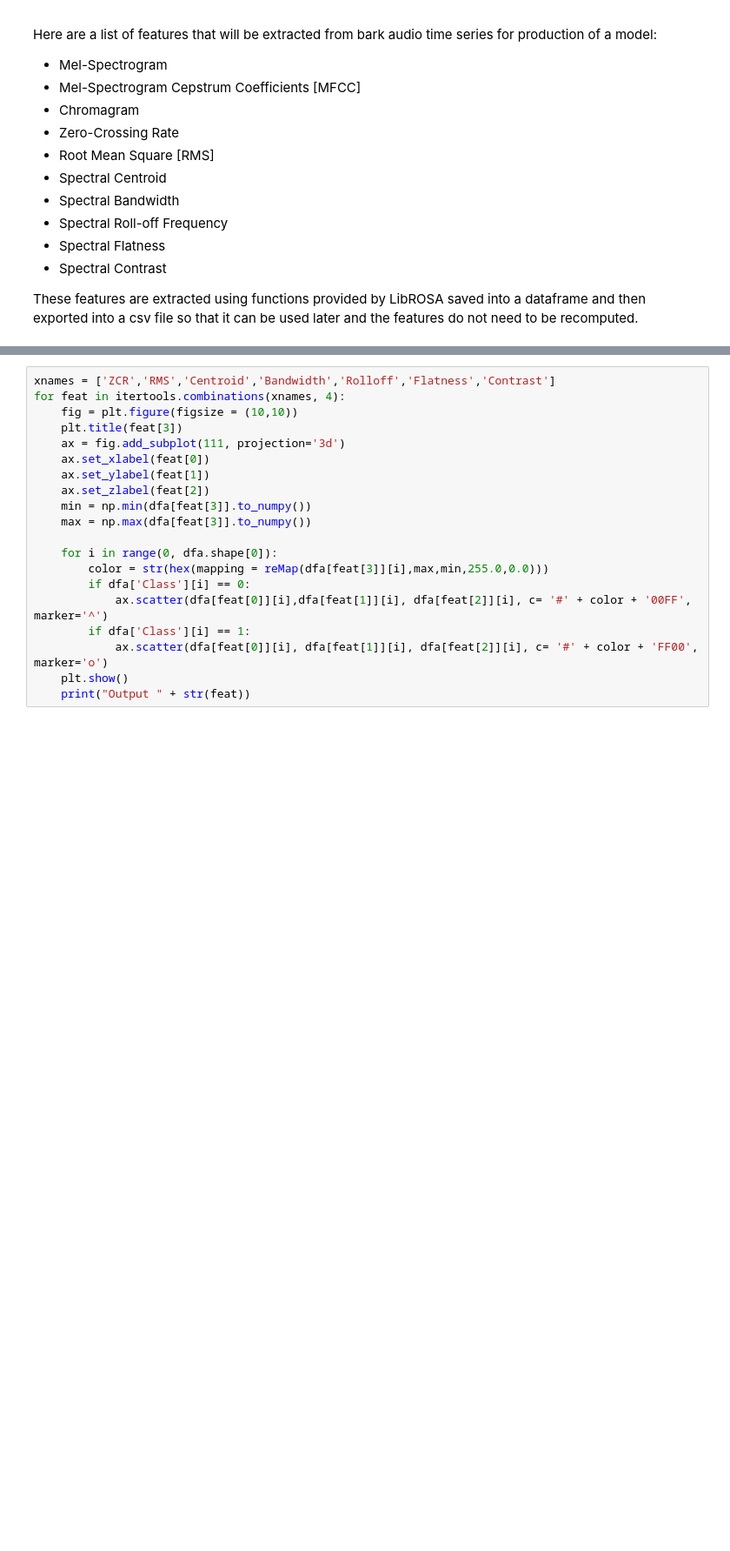
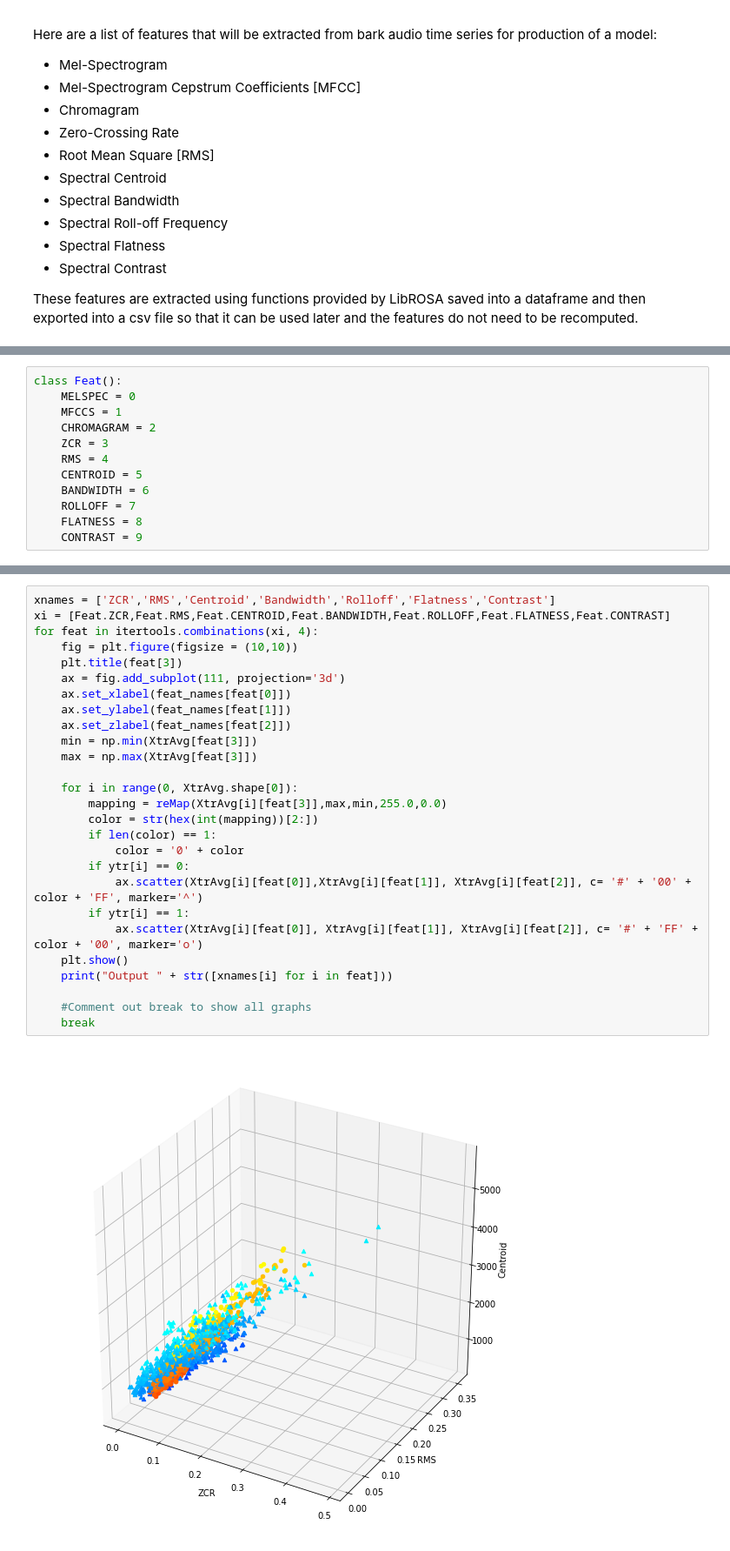
Before and after one commit to paweljuda/MLDogBarkIdentification, a Jupyter notebook: extraction.ipynb, the cells around one changed output, grey strips where cells are left out. Shown at 87% size. Cells and saved outputs as stored; diff of their text form; blank space fills up the shorter version.

```diff
--- a/extraction.ipynb
+++ b/extraction.ipynb
@@ -231 +262,13 @@ for item in feat_vals:
+# %%
+class Feat():
+    MELSPEC = 0
+    MFCCS = 1
+    CHROMAGRAM = 2
+    ZCR = 3
+    RMS = 4
+    CENTROID = 5
+    BANDWIDTH = 6
+    ROLLOFF = 7
+    FLATNESS = 8
+    CONTRAST = 9
 # %%
@@ -242,22 +282,30 @@ def reMap(value, maxInput, minInput, maxOutput, minOutput):
 	return minOutput + (scaledThrust * outputSpan)
 # %%
 xnames = ['ZCR','RMS','Centroid','Bandwidth','Rolloff','Flatness','Contrast']
-for feat in itertools.combinations(xnames, 4):
+xi = [Feat.ZCR,Feat.RMS,Feat.CENTROID,Feat.BANDWIDTH,Feat.ROLLOFF,Feat.FLATNESS,Feat.CONTRAST]
+for feat in itertools.combinations(xi, 4):
     fig = plt.figure(figsize = (10,10))
     plt.title(feat[3])
     ax = fig.add_subplot(111, projection='3d')
-    ax.set_xlabel(feat[0])
-    ax.set_ylabel(feat[1])
-    ax.set_zlabel(feat[2])
-    min = np.min(dfa[feat[3]].to_numpy())
-    max = np.max(dfa[feat[3]].to_numpy())
+    ax.set_xlabel(feat_names[feat[0]])
+    ax.set_ylabel(feat_names[feat[1]])
+    ax.set_zlabel(feat_names[feat[2]])
+    min = np.min(XtrAvg[feat[3]])
+    max = np.max(XtrAvg[feat[3]])
 
-    for i in range(0, dfa.shape[0]):
-        color = str(hex(mapping = reMap(dfa[feat[3]][i],max,min,255.0,0.0)))
-        if dfa['Class'][i] == 0:
-            ax.scatter(dfa[feat[0]][i],dfa[feat[1]][i], dfa[feat[2]][i], c= '#' + color + '00FF', marker='^')
-        if dfa['Class'][i] == 1:
-            ax.scatter(dfa[feat[0]][i], dfa[feat[1]][i], dfa[feat[2]][i], c= '#' + color + 'FF00', marker='o')
+    for i in range(0, XtrAvg.shape[0]):
+        mapping = reMap(XtrAvg[i][feat[3]],max,min,255.0,0.0)
+        color = str(hex(int(mapping))[2:])
+        if len(color) == 1:
+            color = '0' + color
+        if ytr[i] == 0:
+            ax.scatter(XtrAvg[i][feat[0]],XtrAvg[i][feat[1]], XtrAvg[i][feat[2]], c= '#' + '00' + color + 'FF', marker='^')
+        if ytr[i] == 1:
+            ax.scatter(XtrAvg[i][feat[0]], XtrAvg[i][feat[1]], XtrAvg[i][feat[2]], c= '#' + 'FF' + color + '00', marker='o')
     plt.show()
-    print("Output " + str(feat))
+    print("Output " + str([xnames[i] for i in feat]))
+
+    #Comment out break to show all graphs
+    break
 # %% [output]
+[figure, added]
```
Also changed, not shown: parts of 16 cells of this notebook, 1 other file.
